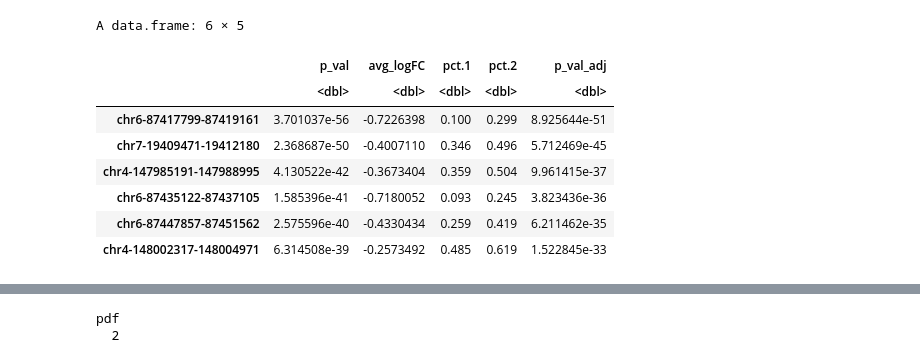
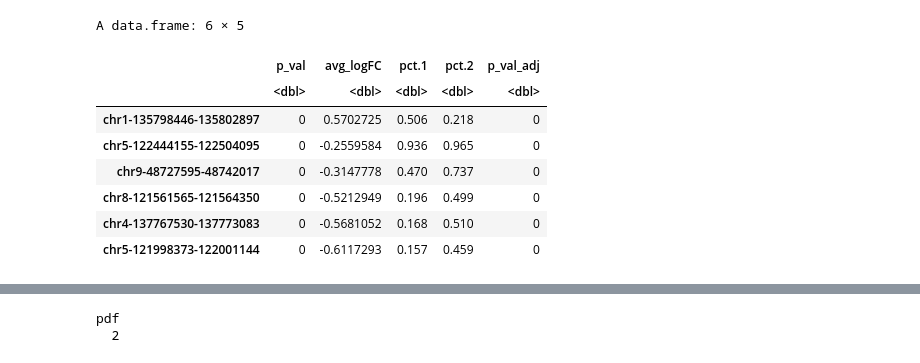
Before and after one commit to minjunp/scATAC-seq, a Jupyter notebook: code/volcano_plot.ipynb, the cells around one changed output, grey strips where cells are left out. Saved outputs shown, nothing was run; the diff lists cells and outputs as text; code cells hidden in the pictures.

```diff
--- a/code/volcano_plot.ipynb
+++ b/code/volcano_plot.ipynb
@@ -30,16 +7,18 @@ LA_ATAC_DA_peaks <- read.csv('LA_ATAC_DA_peaks.csv')
+# %%
+DA_peaks <- read.csv('/Users/minjunp/Documents/baylor/hali/differential_test/DA/da_cm_peaks.csv')
 # %%
-rownames(LA_ATAC_DA_peaks) <- LA_ATAC_DA_peaks[,1]
-LA_ATAC_DA_peaks[,1] <- NULL
+rownames(DA_peaks) <- DA_peaks[,1]
+DA_peaks[,1] <- NULL
 # %%
-head(LA_ATAC_DA_peaks)
+head(DA_peaks)
 # %% [output]
 A data.frame: 6 × 5
 |  | p_val | avg_logFC | pct.1 | pct.2 | p_val_adj |
 |  | <dbl> | <dbl> | <dbl> | <dbl> | <dbl> |
-| chr6-87417799-87419161 | 3.701037e-56 | -0.7226398 | 0.100 | 0.299 | 8.925644e-51 |
-| chr7-19409471-19412180 | 2.368687e-50 | -0.4007110 | 0.346 | 0.496 | 5.712469e-45 |
-| chr4-147985191-147988995 | 4.130522e-42 | -0.3673404 | 0.359 | 0.504 | 9.961415e-37 |
-| chr6-87435122-87437105 | 1.585396e-41 | -0.7180052 | 0.093 | 0.245 | 3.823436e-36 |
-| chr6-87447857-87451562 | 2.575596e-40 | -0.4330434 | 0.259 | 0.419 | 6.211462e-35 |
-| chr4-148002317-148004971 | 6.314508e-39 | -0.2573492 | 0.485 | 0.619 | 1.522845e-33 |
+| chr1-135798446-135802897 | 0 | 0.5702725 | 0.506 | 0.218 | 0 |
+| chr5-122444155-122504095 | 0 | -0.2559584 | 0.936 | 0.965 | 0 |
+| chr9-48727595-48742017 | 0 | -0.3147778 | 0.470 | 0.737 | 0 |
+| chr8-121561565-121564350 | 0 | -0.5212949 | 0.196 | 0.499 | 0 |
+| chr4-137767530-137773083 | 0 | -0.5681052 | 0.168 | 0.510 | 0 |
+| chr5-121998373-122001144 | 0 | -0.6117293 | 0.157 | 0.459 | 0 |
 # %%
```
Also changed, not shown: parts of 6 cells of this notebook, 3 other files.
